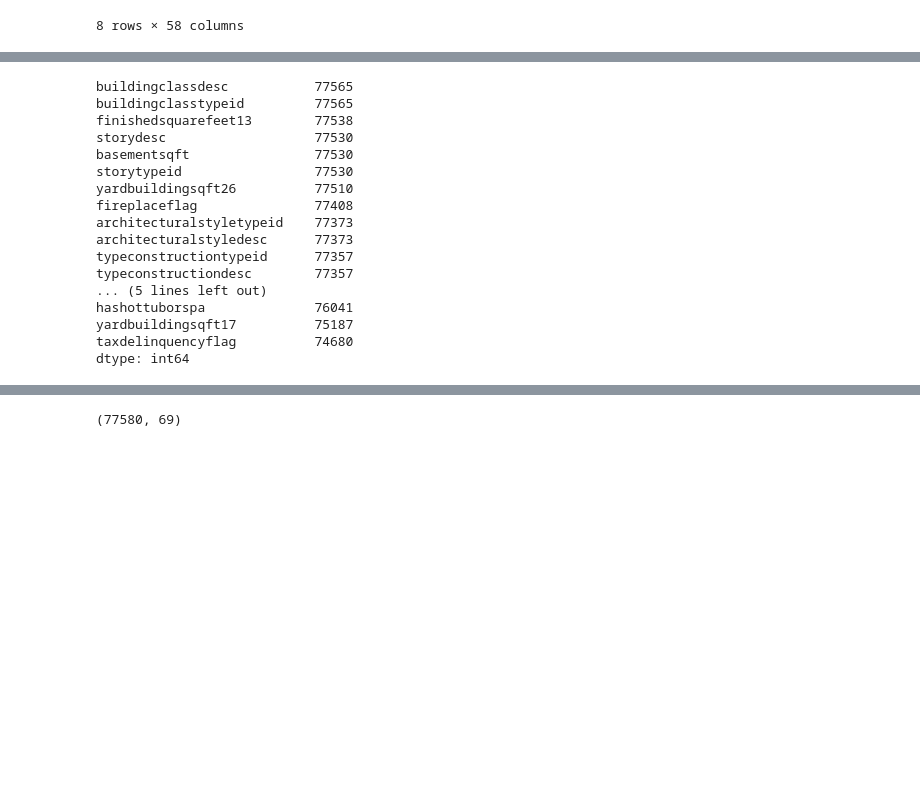
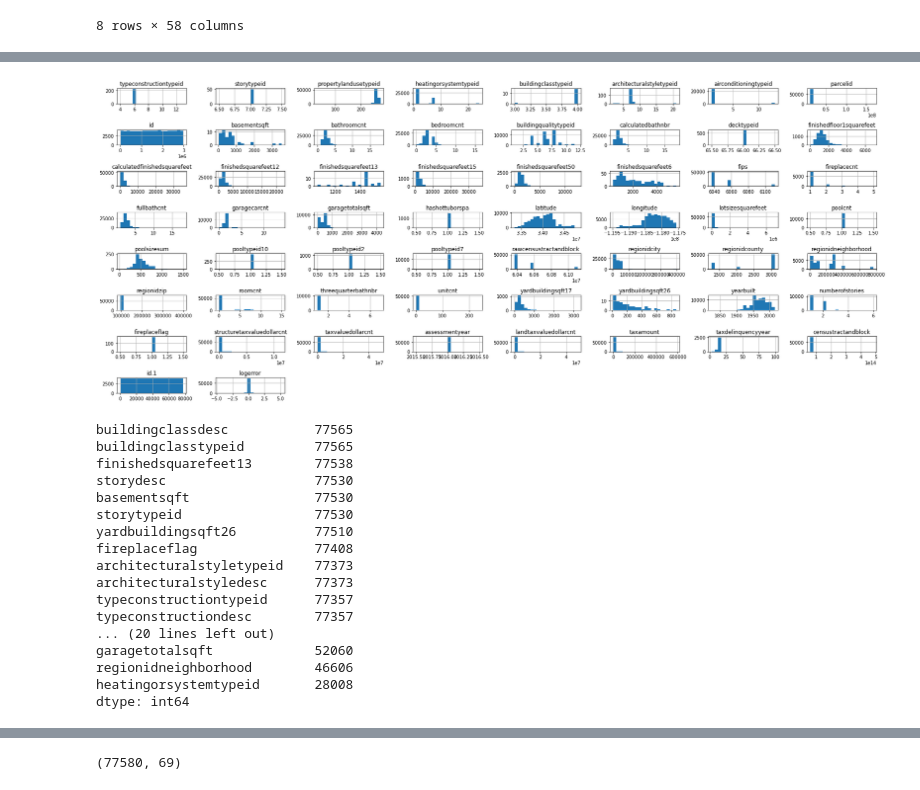
Before and after one commit to MatthewL09/clustering-exercises, a Jupyter notebook: wrangle_zillow.ipynb, the cells around one changed output, grey strips where cells are left out. Saved outputs shown, nothing was run; the diff lists cells and outputs as text; code cells hidden in the pictures; blank space fills up the shorter version.

```diff
--- a/wrangle_zillow.ipynb
+++ b/wrangle_zillow.ipynb
@@ -68,9 +93,14 @@ df.describe()
+# %%
+df.hist(figsize=(24, 10), bins=20)
+plt.tight_layout()
+# %% [output]
+[figure, added]
 # %%
 # Get count of nulls values and sort them
 nulls = df.isnull().sum().sort_values(ascending = False)
 
 # where are most of the nulls
-nulls.head(20)
+nulls.head(35)
 # %% [output]
 buildingclassdesc           77565
 buildingclasstypeid         77565
@@ -84,8 +114,8 @@ architecturalstyletypeid    77373
 architecturalstyledesc      77373
 typeconstructiontypeid      77357
 typeconstructiondesc        77357
-... (5 lines left out)
-hashottuborspa              76041
-yardbuildingsqft17          75187
-taxdelinquencyflag          74680
+... (20 lines left out)
+garagetotalsqft             52060
+regionidneighborhood        46606
+heatingorsystemtypeid       28008
 dtype: int64
```
Also changed, not shown: parts of 30 cells of this notebook, 1 other file.
